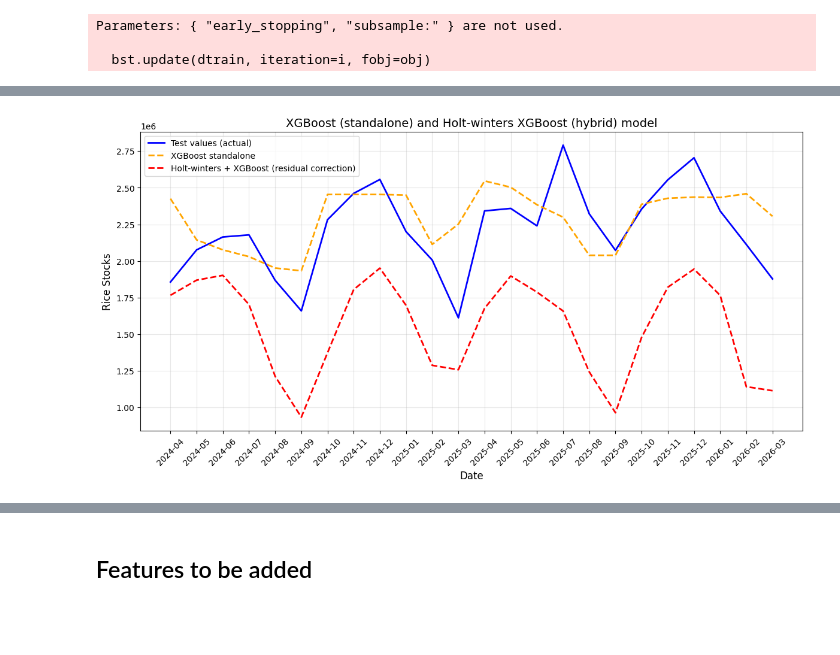
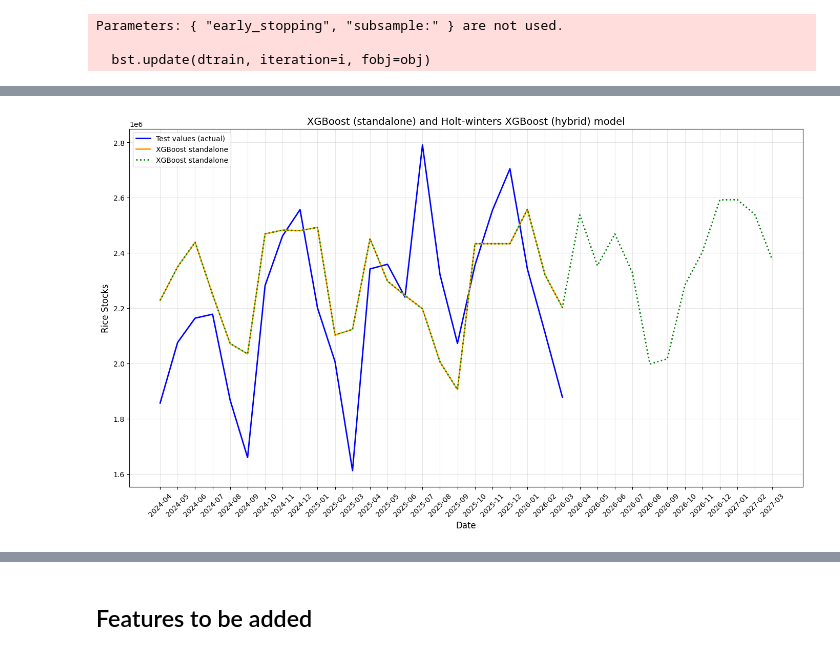
Before and after one commit to emmanresu/Thesis-Keras, a Jupyter notebook: rice_stocks.ipynb, the cells around one changed output, grey strips where cells are left out. Saved outputs shown, nothing was run; the diff lists cells and outputs as text; code cells hidden in the pictures; blank space fills up the shorter version.

Commit message:
added future predictions outside testing data

```diff
--- a/rice_stocks.ipynb
+++ b/rice_stocks.ipynb
@@ -1406,9 +1405,9 @@ Final Model R2: -4.8044
 # %% [markdown]
 ### XGBoost standalone
 # %%
-xgb = data_xgb
+xgb = total_stock
 
-X_train = xgb.drop(columns=['stock_total', 'residuals']).iloc[:-24]
-y_train = xgb['stock_total'].iloc[:-24]
-X_train
+X_train = xgb.drop(columns=['stock_total']).iloc[:-holdout_size]
+y_train = xgb['stock_total'].iloc[:-holdout_size]
+
 # xgb_test = xgb.drop(columns=['stock_total']).iloc[-24:]
@@ -1463,3 +1447,8 @@ xgb_test_data[-24:]
 # %%
 xgb_test_data['is_lean_month'] = xgb_test_data.is_lean_month.astype('int')
 xgb_model = best_xgb_model.predict(xgb_test_data[-24:])
+# %%
+remaining_features = remaining_features.drop(columns=['stock_total'])
+remaining_features = add_lean_months(remaining_features)
+# %%
+xgb_future = best_xgb_model.predict(fut.drop(columns=['date']))
@@ -1465,0 +1478,4 @@ xgb_model = best_xgb_model.predict(xgb_test_data[-24:])
+# %%
+remaining_features['date'] = remaining_features.index.astype(str)
+future_pred = pd.concat([data, remaining_features], axis=0)
+future_pred
@@ -1466,31 +1497,36 @@ xgb_model = best_xgb_model.predict(xgb_test_data[-24:])
 # %%
 # 1. Formatting the date range for the legend
-start_date = data['date'].iloc[-holdout_size:].min()
-end_date = data['date'].iloc[-holdout_size:].max()
+# start_date = data['date'].iloc[-holdout_size:].min()
+# end_date = data['date'].iloc[-holdout_size:].max()
+start_date = total_stock.index[-holdout_size:].min()
+end_date = future_pred.max()
 date_range_str = f"({start_date} to {end_date})"
 
 # 2. Plotting
-plt.figure(figsize=(12, 6))
+plt.figure(figsize=(14, 8))
 
 # Actual Values
 plt.plot(data['date'].iloc[-holdout_size:], test, label=f'Test values (actual)', color='blue', linewidth=2)
 
 # Holt-winters standalone
-plt.plot(data['date'].iloc[-holdout_size:], xgb_model, label=f'XGBoost standalone', color='orange', linestyle='--', linewidth=2)
+plt.plot(data['date'].iloc[-holdout_size:], xgb_model, label=f'XGBoost standalone', color='orange', linestyle='-', linewidth=2)
 
-# Predicted Values
-plt.plot(data['date'].iloc[-holdout_size:], final_hybrid_forecast, label=f'Holt-winters + XGBoost (residual correction)', color='red', linestyle='--', linewidth=2)
+# # Holt-Winters and XGBoost Values
+# plt.plot(data['date'].iloc[-holdout_size:], final_hybrid_forecast, label=f'Holt-winters + XGBoost (residual correction)', color='red', linestyle='--', linewidth=2)
+
+# Holt-winters standalone
+plt.plot(future_pred['date'].iloc[-36:], xgb_future, label=f'XGBoost standalone', color='green', linestyle=':', linewidth=2)
 
 # 3. Aesthetics
 plt.title('XGBoost (standalone) and Holt-winters XGBoost (hybrid) model', fontsize=14)
 plt.xlabel('Date', fontsize=12)
 plt.ylabel('Rice Stocks', fontsize=12)
 plt.legend(loc='upper left')
 plt.grid(True, alpha=0.3)
 plt.tight_layout()
 
-plt.xticks(data['date'][::1].iloc[-holdout_size:], rotation=45)
+plt.xticks(future_pred['date'][::1].iloc[-36:], rotation=45)
 
 plt.show()
 # %% [output]
-[figure, old version]
+[figure, new version]
```
Also changed, not shown: parts of 22 cells of this notebook.
